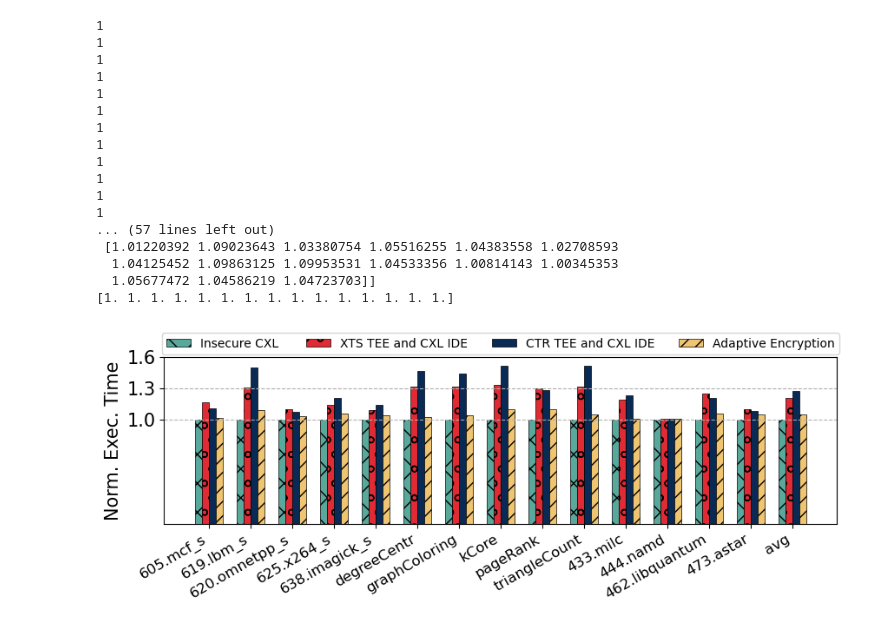
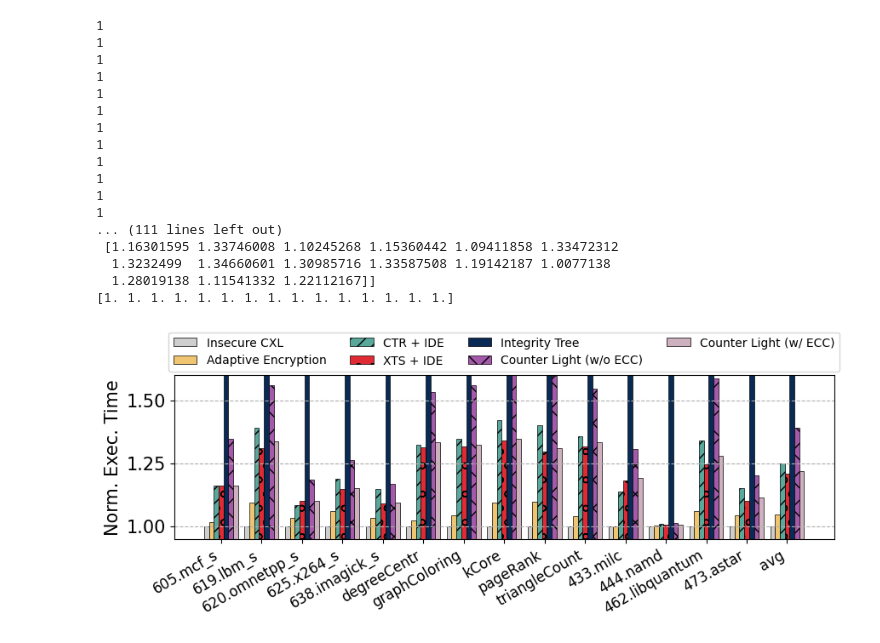
Before and after one commit to LichK9/fig_script, a Jupyter notebook: bench/bench.ipynb, the cells around one changed output. Saved outputs shown, nothing was run; the diff lists cells and outputs as text; code cells hidden in the pictures.

```diff
--- a/bench/bench.ipynb
+++ b/bench/bench.ipynb
@@ -2,7 +2,7 @@
 import numpy as np
 import matplotlib.pyplot as plt
 import openpyxl
-
+import itertools
 #bar patterns
 patterns = [ "/" , "\\" , "|" , "-" , "+" , "x", "o", "O", ".", "*" ]
 
@@ -22,50 +22,60 @@ b1=np.array([])
 
 for col in ws.iter_cols(min_row=2,min_col=2,values_only=True):
     for value in col:
+        if value is None:
+            value = 1
         # 获取单元格数据
         b1=np.append(b1,value)
         print(value)
-b1=b1.reshape(4, 15)
+b1=b1.reshape(7, 15)
 print(b1)
 
 
 allfigsize=(10,2.5)
-width=0.17
+width=0.12
 plt.figure(figsize=allfigsize)
+i = (lambda c: lambda: next(c))(itertools.count(0))
+j = (lambda c: lambda: next(c))((itertools.count(0)))
 
 print(b1[0])
 # plt.bar(x - width*2.5, b1[0], width, label='Insecure Local', color='#cecece', hatch=".", edgecolor='black', linewidth=0.5, align='center')
 # plt.bar(x - width*1.5, b1[2], width, label='XTS TEE Local', color='#a559aa', hatch="-", edgecolor='black', linewidth=0.5, align='center')
-plt.bar(x - width*1.5, b1[0], width, label='Insecure CXL ', color='#59a89c', hatch="x", edgecolor='black', linewidth=0.5, align='center')
-plt.bar(x - width*0.5, b1[1], width, label='XTS TEE and CXL IDE', color='#e02b35', hatch="o",edgecolor='black', linewidth=0.5, align='center')
-plt.bar(x + width*0.5, b1[2], width, label='CTR TEE and CXL IDE', color='#082a54', edgecolor='black', linewidth=0.5, align='center')
-plt.bar(x + width*1.5, b1[3], width, label='Adaptive Encryption',color='#f0c571',  hatch="//" ,edgecolor='black', linewidth=0.5, align='center')
+plt.bar(x + width*(j() - 3), b1[i()], width, label='Insecure CXL ', color='#cecece',edgecolor='black', linewidth=0.5, align='center')
+plt.bar(x + width*(j() - 3), b1[i()], width, label='Adaptive Encryption',color='#f0c571', edgecolor='black', linewidth=0.5, align='center')
+plt.bar(x + width*(j() - 3), b1[i()], width, label='CTR + IDE', color='#59a89c',  hatch="//" , edgecolor='black', linewidth=0.5, align='center')
+plt.bar(x + width*(j() - 3), b1[i()], width, label='XTS + IDE', color='#e02b35', hatch="o",edgecolor='black', linewidth=0.5, align='center')
+plt.bar(x + width*(j() - 3), b1[i()], width, label='Integrity Tree ', color='#082a54', edgecolor='black', linewidth=0.5, align='center')
+plt.bar(x + width*(j() - 3), b1[i()], width, label='Counter Light (w/o ECC)',  color='#a559aa', hatch="x", edgecolor='black', linewidth=0.5, align='center' )
+plt.bar(x + width*(j() - 3), b1[i()], width, label='Counter Light (w/ ECC)', color='#CEB1BE', edgecolor='black', linewidth=0.5, align='center')
+
+#5F634F
 
 plt.grid(axis='y',linestyle='--')
 plt.xticks(x,xclicks, fontsize=12, rotation=30,ha='right', va='top')
 #plt.ylim(0,180000)
-plt.yticks([1.0,1.3,1.6],fontsize=15)
+plt.ylim(0.95,  1.6)
+plt.yticks([1.0,1.25,1.5],fontsize=15)
 #plt.xlabel(xlabels,fontsize=15)
 plt.ylabel(ylabels,fontsize=15)
-plt.legend(loc='upper center', ncol=4, bbox_to_anchor=(0.50, 1.18), fontsize=10)
+plt.legend(loc='upper center', ncol=4, bbox_to_anchor=(0.50, 1.30), fontsize=10)
 plt.savefig('bench.pdf',bbox_inches = 'tight')
 plt.show()
 # %% [output]
 1
 1
 1
 1
 1
 1
 1
 1
 1
 1
 1
 1
-... (57 lines left out)
- [1.01220392 1.09023643 1.03380754 1.05516255 1.04383558 1.02708593
-  1.04125452 1.09863125 1.09953531 1.04533356 1.00814143 1.00345353
-  1.05677472 1.04586219 1.04723703]]
+... (111 lines left out)
+ [1.16301595 1.33746008 1.10245268 1.15360442 1.09411858 1.33472312
+  1.3232499  1.34660601 1.30985716 1.33587508 1.19142187 1.0077138
+  1.28019138 1.11541332 1.22112167]]
 [1. 1. 1. 1. 1. 1. 1. 1. 1. 1. 1. 1. 1. 1. 1.]
-[figure, old version]
+[figure, new version]
```
Also changed, not shown: parts of 1 cell of this notebook, 4 other files.
